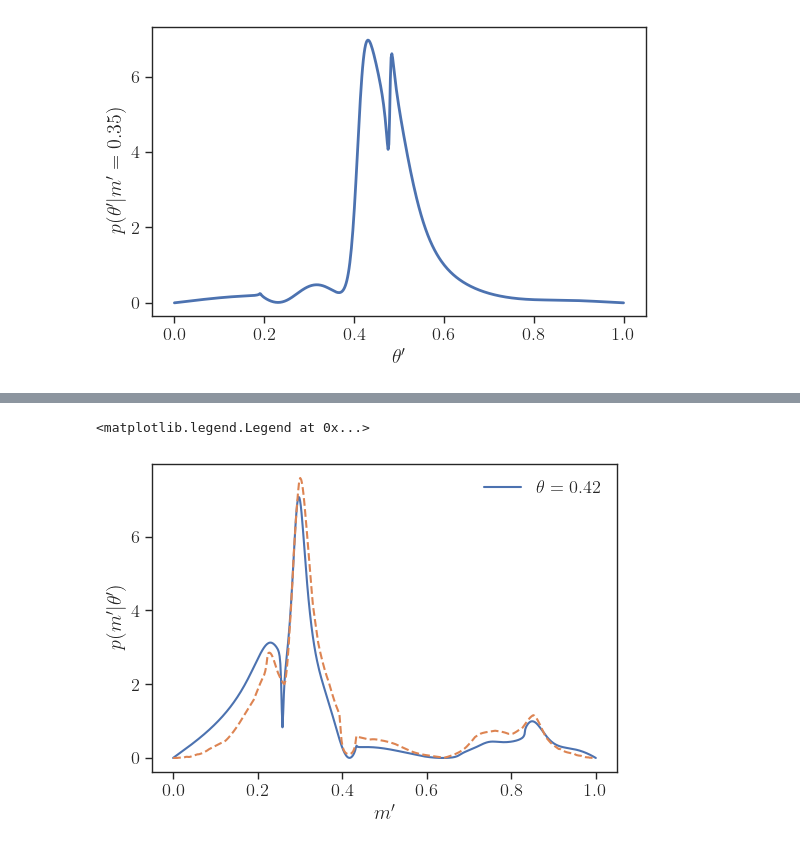
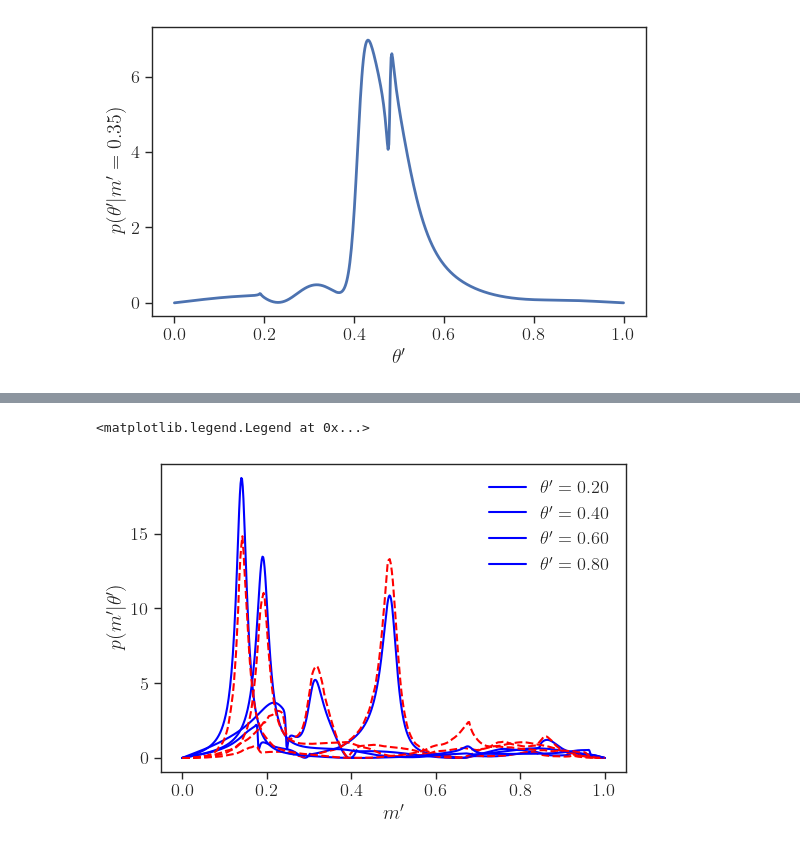
Before and after one commit to tonymenzo/ml_gamma_extraction, a Jupyter notebook: models/amplitidue_spline_INN.ipynb, the cells around one changed output, grey strips where cells are left out. Drawn from its saved outputs; the diff is of its cells as text; code cells hidden in the pictures.

```diff
--- a/models/amplitidue_spline_INN.ipynb
+++ b/models/amplitidue_spline_INN.ipynb
@@ -42,7 +42,7 @@ class dalitz_dataset(Dataset):
 # %%
 class MLP(nn.Module):
     def __init__(self, in_features, out_features,
-                 hidden = 64, layers = 2, output_scale = 0.3):
+                 hidden = 64, layers = 2, output_scale = 0.30):
         super().__init__()
         # Build a simple feed-forward network.
         feats = [nn.Linear(in_features, hidden), nn.SiLU()]
@@ -564,7 +585,7 @@ def conditional_pdf(
     # joint log-prob for each slice point
     logp = flow.log_prob(pts_t).cpu().numpy()
     pdf = np.exp(logp - logp.max())       # stabilize
-    pdf /= np.trapz(pdf, xs)              # normalize to 1
+    pdf /= np.trapezoid(pdf, xs)              # normalize to 1
 
     return xs, pdf, logp
 # %%
@@ -656,7 +677,7 @@ def conditional_theta_given_mprime(amp_obj, mprime, n_theta=400):
     dens = mod2 * abs_ds13_dthetap(thetap, s13min, s13max)
 
     # normalize to unit area over θ'
-    area = np.trapz(dens, thetap)
+    area = np.trapezoid(dens, thetap)
     pdf  = dens / (area + 1e-300)
     return thetap, pdf
 
@@ -689,7 +710,7 @@ def conditional_mprime_given_theta(amp_obj, thetap, n_mprime=400):
     dens = mod2 * abs_ds12_dmprime(mprime, mmin, mmax)
 
     # normalize to unit area over m'
-    area = np.trapz(dens, mprime)
+    area = np.trapezoid(dens, mprime)
     pdf  = dens / (area + 1e-300)
     return mprime, pdf
 # %%
@@ -710,18 +731,18 @@ fig.tight_layout()
 [figure]
 # %%
 # Define a set of m' slices
-mprime_slices = [0.05]#np.linspace(0.05, 0.95, 10)
+mprime_slices = np.linspace(0.2, 0.8, 4)
 
 fig, ax = plt.subplots(1,1,figsize=(6,4))
 for mprime in mprime_slices:
     # Compute the exact conditional
     thp, p_th_given_m = conditional_theta_given_mprime(dk, mprime=mprime, n_theta=600)
-    ax.plot(thp, p_th_given_m, lw=1.5, label = rf'$m = {mprime:.2f}$')
+    ax.plot(thp, p_th_given_m, lw=1.5, label = rf'$m^\prime = {mprime:.2f}$', color = 'blue')
 
     # Compute the model conditional
     xs, pdf, logp = conditional_pdf(flow, fixed_value=mprime, fixed_axis=0,
                                     nx=400, on_unit_box=True)
-    ax.plot(xs, pdf, '--', lw=1.5)
+    ax.plot(xs, pdf, '--', lw=1.5, color = 'red')
 
 ax.set_xlabel(r"$\theta'$")
 ax.set_ylabel(r"$p(\theta'|m')$")
@@ -733,20 +754,20 @@ ax.legend(loc='best', frameon=False)
 # %%
-thetap_slices = [0.42]#np.linspace(0.05, 0.95, 10)
+thetap_slices = np.linspace(0.2, 0.8, 4)
 
 fig, ax = plt.subplots(1,1,figsize=(6,4))
 for thetap in thetap_slices:
     # Compute the exact conditional
     mp, p_m_given_th = conditional_mprime_given_theta(dk, thetap=thetap, n_mprime=600)
-    ax.plot(mp, p_m_given_th, lw=1.5, label = rf'$\theta = {thetap:.2f}$')
+    ax.plot(mp, p_m_given_th, lw=1.5, label = rf'$\theta^\prime = {thetap:.2f}$', color = 'blue')
 
     # Compute the model conditional
     xs, pdf, logp = conditional_pdf(flow, fixed_value=thetap, fixed_axis=1,
                                     nx=400, on_unit_box=True)
-    ax.plot(xs, pdf, '--', lw=1.5)
+    ax.plot(xs, pdf, '--', lw=1.5, color = 'red')
 
 ax.set_xlabel(r"$m'$")
 ax.set_ylabel(r"$p(m'|\theta')$")
 ax.legend(loc='best', frameon=False)
 # %% [output]
 <matplotlib.legend.Legend at 0x...>
-[figure, old version]
+[figure, new version]
```
Also changed, not shown: parts of 25 cells of this notebook, 7 other files.
